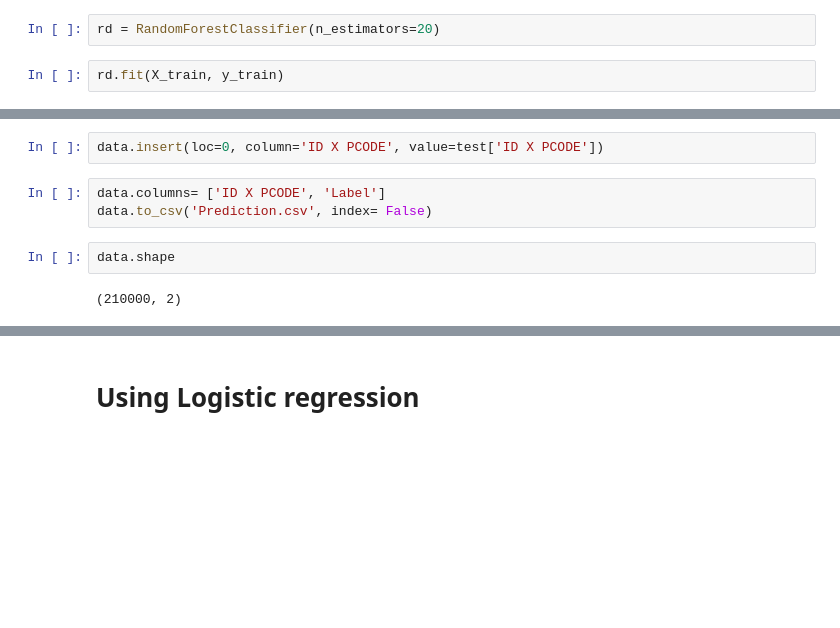
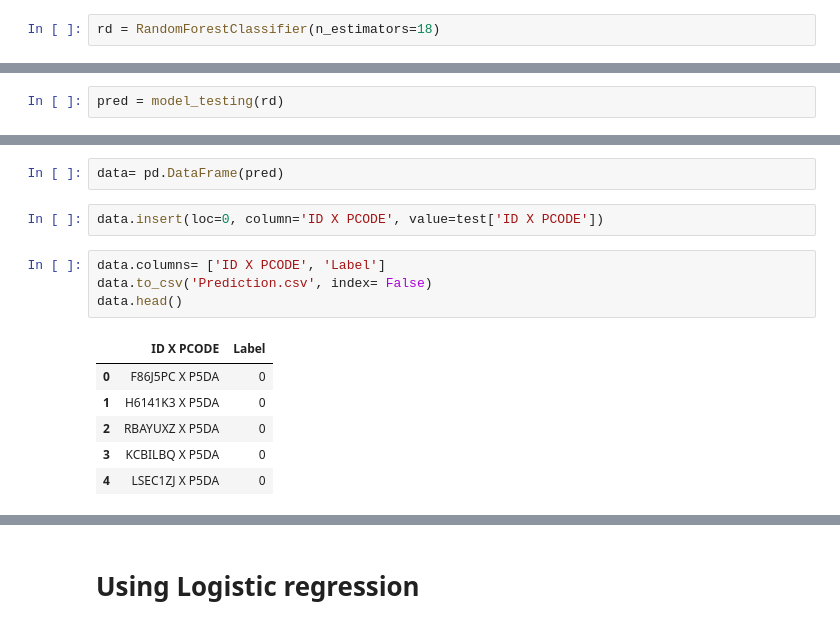
Before and after one commit to comsavvy/Model-recommendation-challenge, a Jupyter notebook: Zimnat Insurance Recommendation Challenge.ipynb, the cells around one changed output, grey strips where cells are left out. Drawn from its saved outputs; the diff is of its cells as text; blank space fills up the shorter version.

```diff
--- a/Zimnat Insurance Recommendation Challenge.ipynb
+++ b/Zimnat Insurance Recommendation Challenge.ipynb
@@ -318,6 +332,4 @@ X_train.head()
 # %% [markdown]
 # Using Random forest classifier
 # %%
-rd = RandomForestClassifier(n_estimators=20)
+rd = RandomForestClassifier(n_estimators=18)
-# %%
-rd.fit(X_train, y_train)
@@ -335,0 +339,2 @@ rd.score(X_test, y_test)
+# %%
+pred = model_testing(rd)
@@ -344,12 +358,18 @@ data= pd.DataFrame(rd.predict(test.drop(columns=['ID X PCODE'])))
+# %%
+data= pd.DataFrame(pred)
 # %%
 data.insert(loc=0, column='ID X PCODE', value=test['ID X PCODE'])
 # %%
 data.columns= ['ID X PCODE', 'Label']
 data.to_csv('Prediction.csv', index= False)
+data.head()
+# %% [output]
+|  | ID X PCODE | Label |
+| 0 | F86J5PC X P5DA | 0 |
+| 1 | H6141K3 X P5DA | 0 |
+| 2 | RBAYUXZ X P5DA | 0 |
+| 3 | KCBILBQ X P5DA | 0 |
+| 4 | LSEC1ZJ X P5DA | 0 |
-# %%
-data.shape
-# %% [output]
-(210000, 2)
 # %%
 data['Label'].value_counts()
 # %% [output]
```
Also changed, not shown: parts of 34 cells of this notebook.
